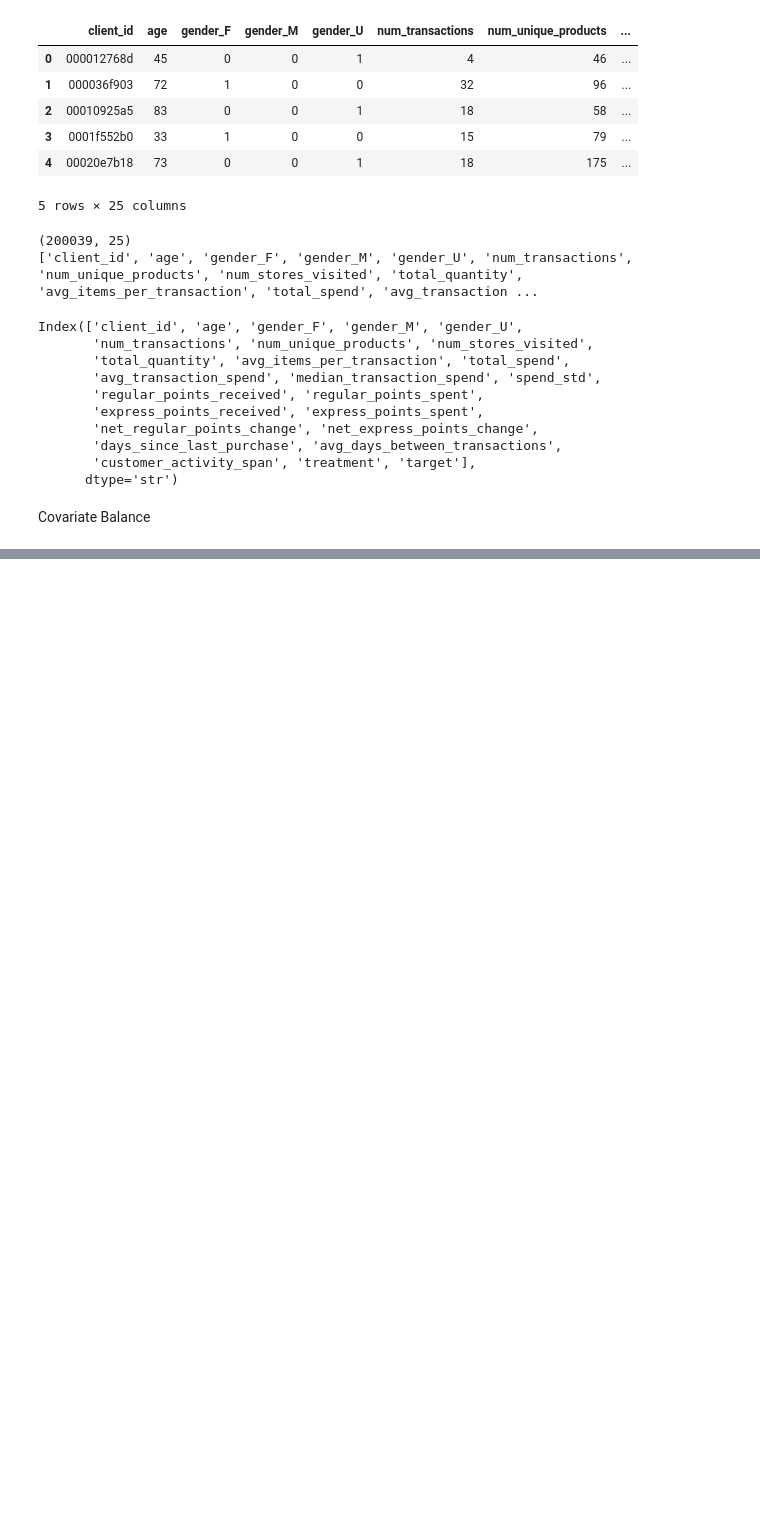
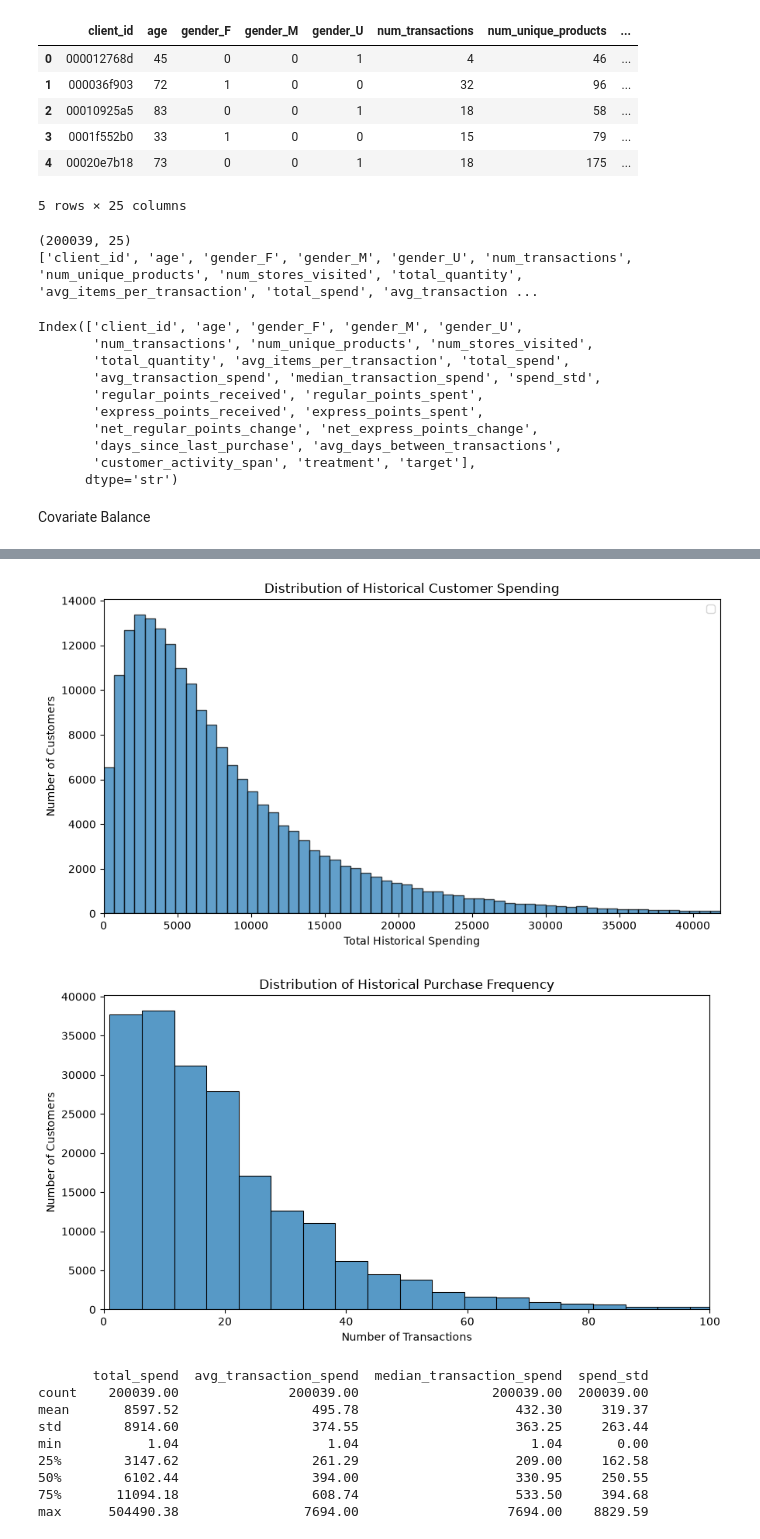
Before and after one commit to shannon-kwok/DSE4101-CausalForest-Grp2, a Jupyter notebook: notebooks/retailhero.ipynb, the cells around one changed output, grey strips where cells are left out. Drawn from its saved outputs; the diff is of its cells as text; code cells hidden in the pictures; blank space fills up the shorter version.

```diff
--- a/notebooks/retailhero.ipynb
+++ b/notebooks/retailhero.ipynb
@@ -746,0 +791,73 @@ display(balance.round(4))
+# %%
+
+import matplotlib.pyplot as plt
+import seaborn as sns
+import numpy as np
+
+# Historical spending variable
+spend = features["total_spend"].dropna()
+
+# Top 30% cutoff
+cutoff = spend.quantile(0.70)
+
+# Choose display limit to avoid the long empty right tail
+x_max = spend.quantile(0.99)   # can change to 0.95 if you want a tighter view
+
+fig, ax = plt.subplots(figsize=(9, 5))
+
+ax.hist(spend[spend <= x_max], bins=60, edgecolor="black", alpha=0.7)
+
+
+ax.set_title("Distribution of Historical Customer Spending")
+ax.set_xlabel("Total Historical Spending")
+ax.set_ylabel("Number of Customers")
+ax.set_xlim(0, x_max)
+ax.legend()
+
+plt.tight_layout()
+plt.show()
+
+
+# Figure 3: Purchase frequency
+fig, ax = plt.subplots(figsize=(9, 5))
+
+sns.histplot(
+    features["num_transactions"],
+    bins=60,
+    ax=ax
+)
+
+ax.set_xlim(0, 100)
+ax.set_title("Distribution of Historical Purchase Frequency")
+ax.set_xlabel("Number of Transactions")
+ax.set_ylabel("Number of Customers")
+
+plt.tight_layout()
+plt.show()
+
+
+# Additional spending statistics for Table 3
+spending_vars = [
+    "total_spend",
+    "avg_transaction_spend",
+    "median_transaction_spend",
+    "spend_std"
+]
+
+print(
+    features[spending_vars]
+    .describe()
+    .round(2)
+)
+# %% [output]
+[figure, added]
+[figure, added]
+       total_spend  avg_transaction_spend  median_transaction_spend  spend_std
+count    200039.00              200039.00                 200039.00  200039.00
+mean       8597.52                 495.78                    432.30     319.37
+std        8914.60                 374.55                    363.25     263.44
+min           1.04                   1.04                      1.04       0.00
+25%        3147.62                 261.29                    209.00     162.58
+50%        6102.44                 394.00                    330.95     250.55
+75%       11094.18                 608.74                    533.50     394.68
+max      504490.38                7694.00                   7694.00    8829.59
```
Also changed, not shown: parts of 1 cell of this notebook, 3 other files.
